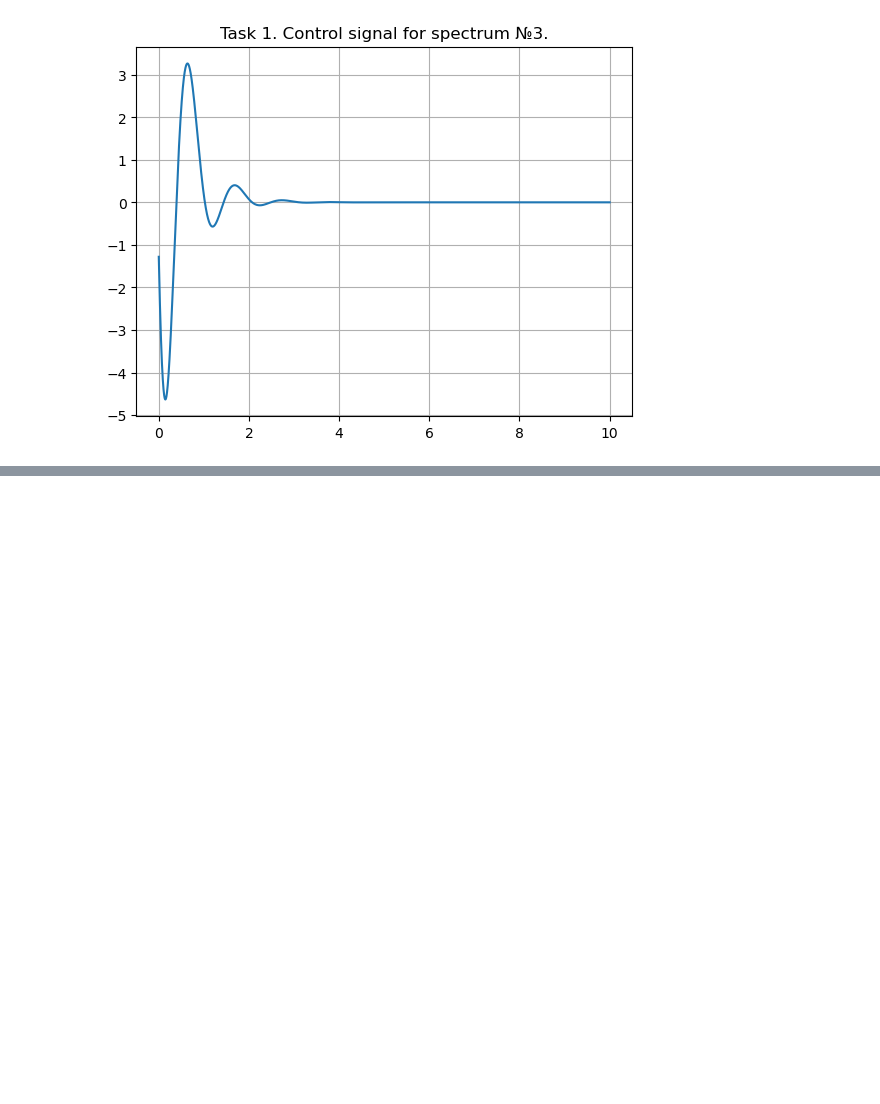
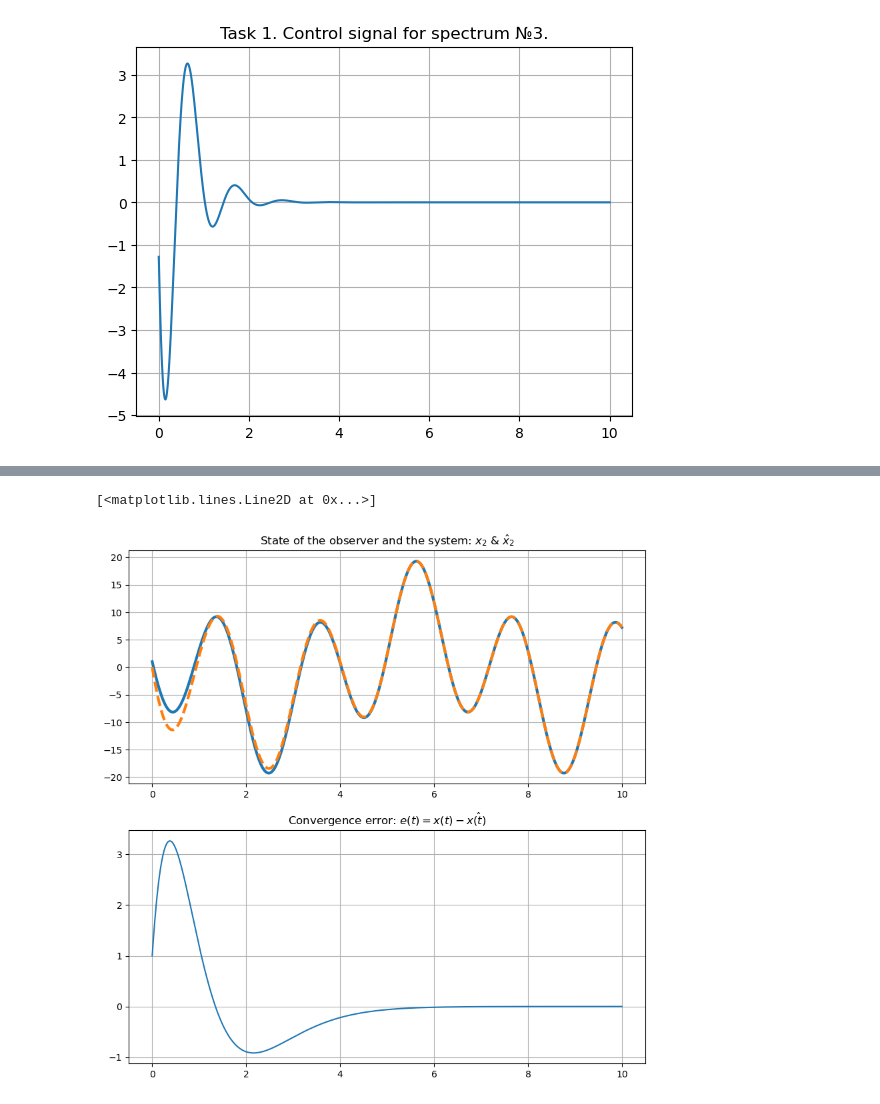
Before and after one commit to mfclabber/itmo_automatic_control_theory, a Jupyter notebook: lab2/lab2.ipynb, the cells around one changed output, grey strips where cells are left out. Saved outputs shown, nothing was run; the diff lists cells and outputs as text; code cells hidden in the pictures; blank space fills up the shorter version.

```diff
--- a/lab2/lab2.ipynb
+++ b/lab2/lab2.ipynb
@@ -246,0 +378,14 @@ plt.grid()
+# %%
+fig, ax = plt.subplots(2,1,figsize=(10,10))
+
+ax[0].plot(time_5,y_5.states[1,:],label="$x_2$", linewidth=3)
+ax[0].plot(time_5,y_5_obs.states[1,:],label="$\hat{x}_2$", linestyle="--", linewidth=3)
+ax[0].grid()
+ax[0].set_title("State of the observer and the system: $x_2$ & $\hat{x}_2$")
+
+ax[1].grid()
+ax[1].set_title("Convergence error: $e(t)=x(t) - \hat{x(t)}$")
+ax[1].plot(time_5,y_5.states[1,:]-y_5_obs.states[1,:])
+# %% [output]
+[<matplotlib.lines.Line2D at 0x...>]
+[figure, added]
```
Also changed, not shown: parts of 67 cells of this notebook, 33 other files.
